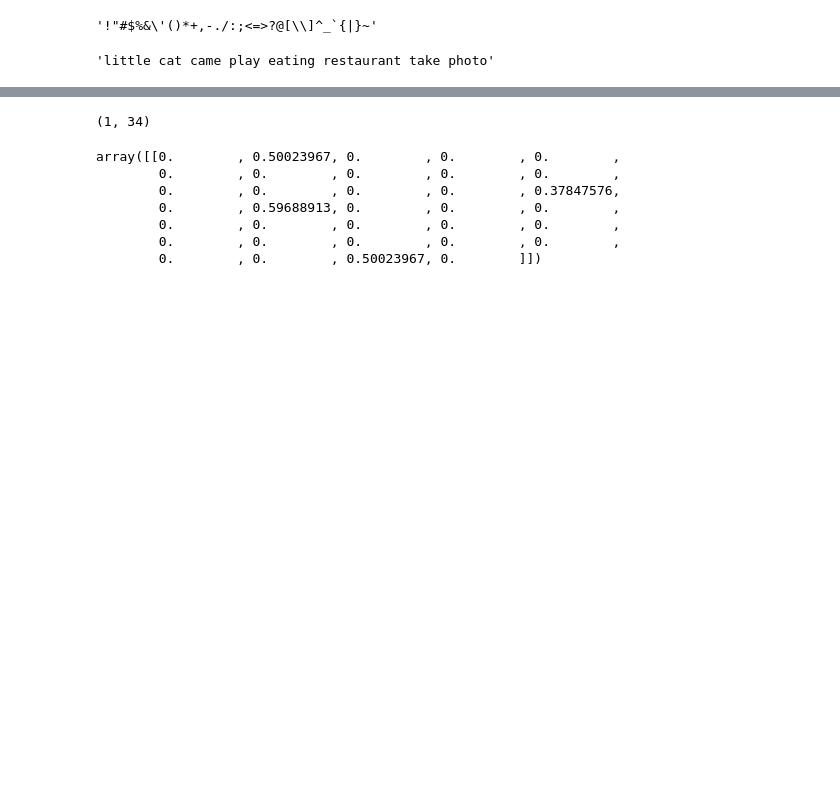
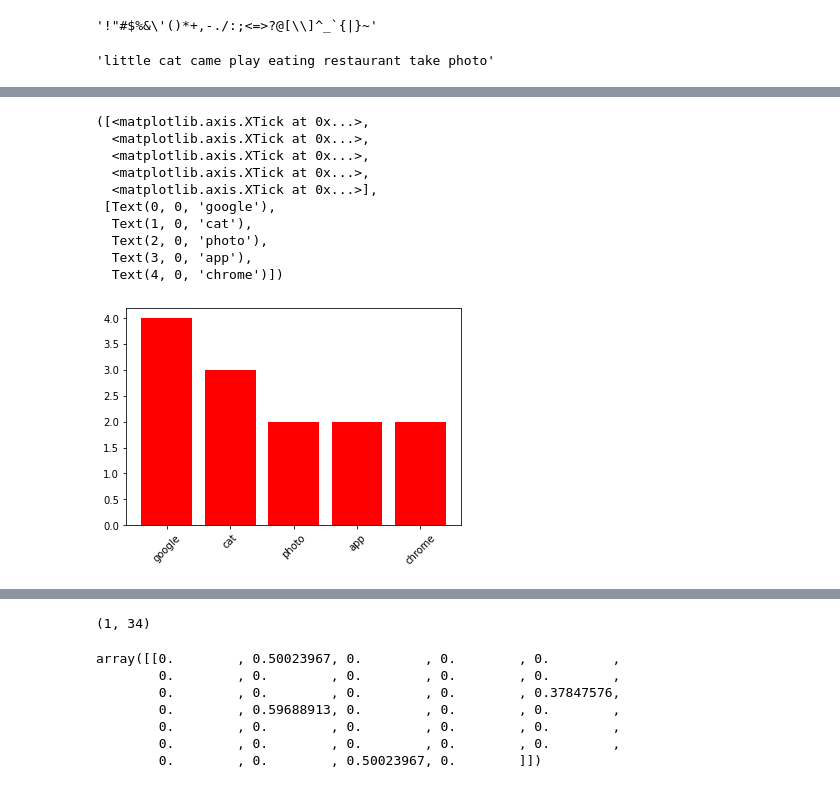
Before and after one commit to ariedamuco/ML-for-NLP, a Jupyter notebook: code/Text/Text-Similarity.ipynb, the cells around one changed output, grey strips where cells are left out. Drawn from its saved outputs; the diff is of its cells as text; code cells hidden in the pictures; blank space fills up the shorter version.

```diff
--- a/code/Text/Text-Similarity.ipynb
+++ b/code/Text/Text-Similarity.ipynb
@@ -103,0 +35,6 @@ df_cv
+# %%
+tokens = text_preprocesser(" ".join(documents)).split()
+# %%
+from collections import Counter
+dict_counts = Counter(tokens)
+dict_counts
@@ -103,0 +59,30 @@ df_cv
+# %%
+labels, values = zip(*dict_counts.items())
+import numpy as np
+import matplotlib.pyplot as plt
+%matplotlib inline
+# sort your values in descending order
+indSort = np.argsort(values)[::-1]
+
+# rearrange your data and show top 5 words
+labels = np.array(labels)[indSort][0:5]
+values = np.array(values)[indSort][0:5]
+
+indexes = np.arange(len(labels))
+
+plt.bar(indexes, values, color="red")
+
+# add labels
+plt.xticks(indexes, labels, rotation=45)
+# %% [output]
+([<matplotlib.axis.XTick at 0x...>,
+  <matplotlib.axis.XTick at 0x...>,
+  <matplotlib.axis.XTick at 0x...>,
+  <matplotlib.axis.XTick at 0x...>,
+  <matplotlib.axis.XTick at 0x...>],
+ [Text(0, 0, 'google'),
+  Text(1, 0, 'cat'),
+  Text(2, 0, 'photo'),
+  Text(3, 0, 'app'),
+  Text(4, 0, 'chrome')])
+[figure, added]
```
Also changed, not shown: parts of 15 cells of this notebook, 22 other files.
